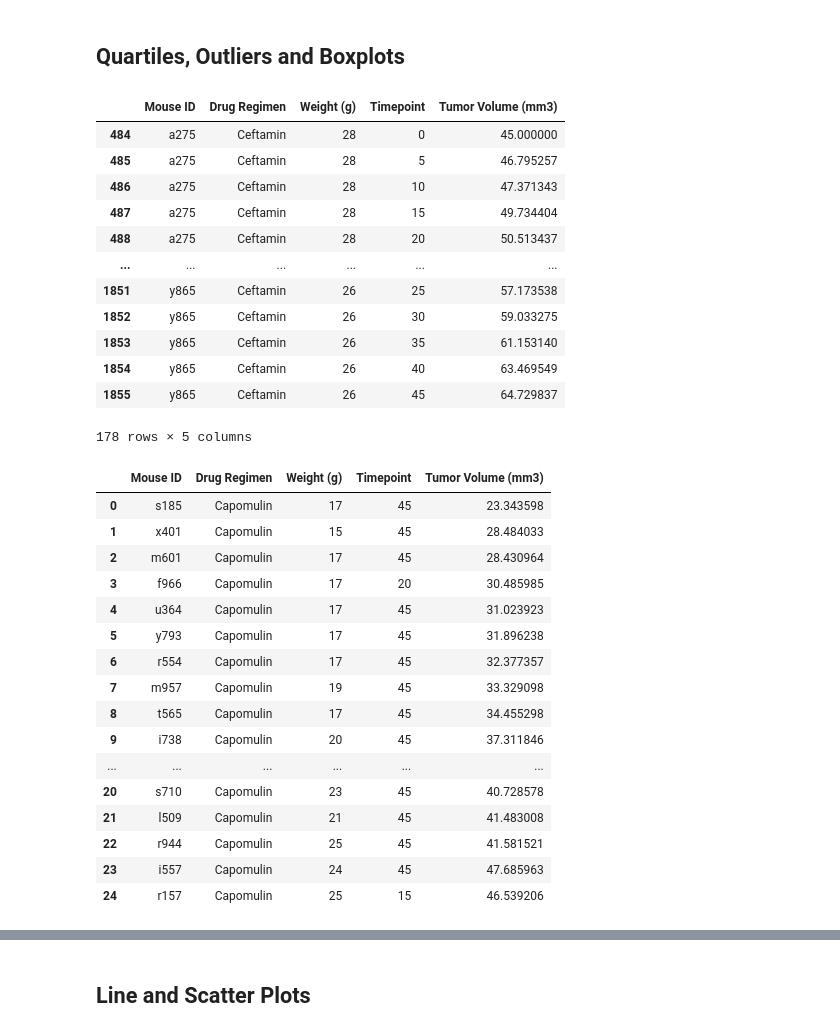
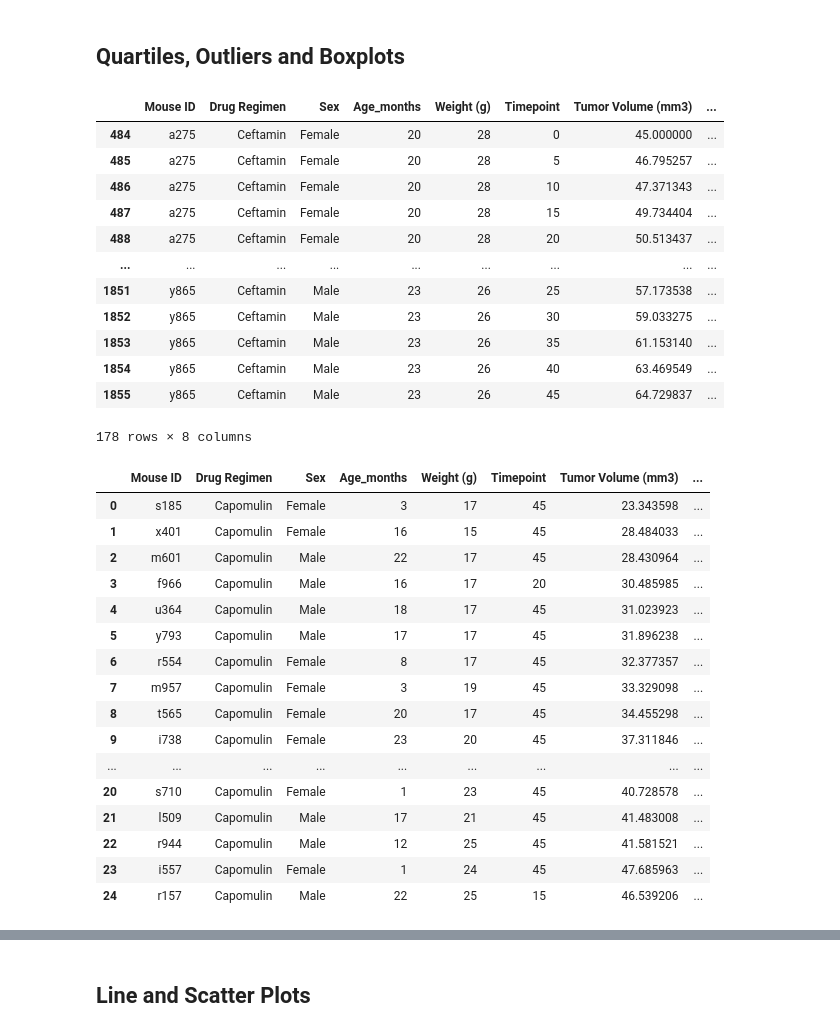
Before and after one commit to nicpie-bit/Mouse-Tumor-Analysis-Matplotlib, a Jupyter notebook: PowerOfPlots/pymaceuticals_starter.ipynb, the cells around one changed output, grey strips where cells are left out. Drawn from its saved outputs; the diff is of its cells as text; code cells hidden in the pictures.

Commit message:
Created seperate DataFrames for each drug and greatest timepoint

```diff
--- a/PowerOfPlots/pymaceuticals_starter.ipynb
+++ b/PowerOfPlots/pymaceuticals_starter.ipynb
@@ -193,33 +185,34 @@ plt.show()
 # %%
 # Calculate the final tumor volume of each mouse across four of the treatment regimens:
 # Capomulin, Ramicane, Infubinol, and Ceftamin
-groupby_drug_df = reduced_df.groupby(["Drug Regimen"])
-groupby_drug_df.count()
+groupby_drug_df = clean_mouse_data_df.groupby(["Drug Regimen"])
+groupby_drug_df.head()
+
 capomulin_df = groupby_drug_df.get_group("Capomulin")
 capomulin_df
 
 ramicane_df = groupby_drug_df.get_group("Ramicane")
 ramicane_df
 
 infubinol_df = groupby_drug_df.get_group("Infubinol")
 infubinol_df
 
 ceftamin_df = groupby_drug_df.get_group("Ceftamin")
 ceftamin_df
 # %% [output]
-|  | Mouse ID | Drug Regimen | Weight (g) | Timepoint | Tumor Volume (mm3) |
-| 484 | a275 | Ceftamin | 28 | 0 | 45.000000 |
-| 485 | a275 | Ceftamin | 28 | 5 | 46.795257 |
-| 486 | a275 | Ceftamin | 28 | 10 | 47.371343 |
-| 487 | a275 | Ceftamin | 28 | 15 | 49.734404 |
-| 488 | a275 | Ceftamin | 28 | 20 | 50.513437 |
-| ... | ... | ... | ... | ... | ... |
-| 1851 | y865 | Ceftamin | 26 | 25 | 57.173538 |
-| 1852 | y865 | Ceftamin | 26 | 30 | 59.033275 |
-| 1853 | y865 | Ceftamin | 26 | 35 | 61.153140 |
-| 1854 | y865 | Ceftamin | 26 | 40 | 63.469549 |
-| 1855 | y865 | Ceftamin | 26 | 45 | 64.729837 |
+|  | Mouse ID | Drug Regimen | Sex | Age_months | Weight (g) | Timepoint | Tumor Volume (mm3) | ... |
+| 484 | a275 | Ceftamin | Female | 20 | 28 | 0 | 45.000000 | ... |
+| 485 | a275 | Ceftamin | Female | 20 | 28 | 5 | 46.795257 | ... |
+| 486 | a275 | Ceftamin | Female | 20 | 28 | 10 | 47.371343 | ... |
+| 487 | a275 | Ceftamin | Female | 20 | 28 | 15 | 49.734404 | ... |
+| 488 | a275 | Ceftamin | Female | 20 | 28 | 20 | 50.513437 | ... |
+| ... | ... | ... | ... | ... | ... | ... | ... | ... |
+| 1851 | y865 | Ceftamin | Male | 23 | 26 | 25 | 57.173538 | ... |
+| 1852 | y865 | Ceftamin | Male | 23 | 26 | 30 | 59.033275 | ... |
+| 1853 | y865 | Ceftamin | Male | 23 | 26 | 35 | 61.153140 | ... |
+| 1854 | y865 | Ceftamin | Male | 23 | 26 | 40 | 63.469549 | ... |
+| 1855 | y865 | Ceftamin | Male | 23 | 26 | 45 | 64.729837 | ... |
-178 rows × 5 columns
+178 rows × 8 columns
 # %%
 # Start by getting the last (greatest) timepoint for each mouse
 last_capomulin = capomulin_df.groupby("Mouse ID").max()["Timepoint"]
@@ -229,22 +222,22 @@ grouped_capomulin
 combined_capomulin_data_df = pd.merge(capomulin_df, grouped_capomulin, on=("Mouse ID", "Timepoint"))
 combined_capomulin_data_df
 # %% [output]
-|  | Mouse ID | Drug Regimen | Weight (g) | Timepoint | Tumor Volume (mm3) |
-| 0 | s185 | Capomulin | 17 | 45 | 23.343598 |
-| 1 | x401 | Capomulin | 15 | 45 | 28.484033 |
-| 2 | m601 | Capomulin | 17 | 45 | 28.430964 |
-| 3 | f966 | Capomulin | 17 | 20 | 30.485985 |
-| 4 | u364 | Capomulin | 17 | 45 | 31.023923 |
-| 5 | y793 | Capomulin | 17 | 45 | 31.896238 |
-| 6 | r554 | Capomulin | 17 | 45 | 32.377357 |
-| 7 | m957 | Capomulin | 19 | 45 | 33.329098 |
-| 8 | t565 | Capomulin | 17 | 45 | 34.455298 |
-| 9 | i738 | Capomulin | 20 | 45 | 37.311846 |
-| ... | ... | ... | ... | ... | ... |
-| 20 | s710 | Capomulin | 23 | 45 | 40.728578 |
-| 21 | l509 | Capomulin | 21 | 45 | 41.483008 |
-| 22 | r944 | Capomulin | 25 | 45 | 41.581521 |
-| 23 | i557 | Capomulin | 24 | 45 | 47.685963 |
-| 24 | r157 | Capomulin | 25 | 15 | 46.539206 |
+|  | Mouse ID | Drug Regimen | Sex | Age_months | Weight (g) | Timepoint | Tumor Volume (mm3) | ... |
+| 0 | s185 | Capomulin | Female | 3 | 17 | 45 | 23.343598 | ... |
+| 1 | x401 | Capomulin | Female | 16 | 15 | 45 | 28.484033 | ... |
+| 2 | m601 | Capomulin | Male | 22 | 17 | 45 | 28.430964 | ... |
+| 3 | f966 | Capomulin | Male | 16 | 17 | 20 | 30.485985 | ... |
+| 4 | u364 | Capomulin | Male | 18 | 17 | 45 | 31.023923 | ... |
+| 5 | y793 | Capomulin | Male | 17 | 17 | 45 | 31.896238 | ... |
+| 6 | r554 | Capomulin | Female | 8 | 17 | 45 | 32.377357 | ... |
+| 7 | m957 | Capomulin | Female | 3 | 19 | 45 | 33.329098 | ... |
+| 8 | t565 | Capomulin | Female | 20 | 17 | 45 | 34.455298 | ... |
+| 9 | i738 | Capomulin | Female | 23 | 20 | 45 | 37.311846 | ... |
+| ... | ... | ... | ... | ... | ... | ... | ... | ... |
+| 20 | s710 | Capomulin | Female | 1 | 23 | 45 | 40.728578 | ... |
+| 21 | l509 | Capomulin | Male | 17 | 21 | 45 | 41.483008 | ... |
+| 22 | r944 | Capomulin | Male | 12 | 25 | 45 | 41.581521 | ... |
+| 23 | i557 | Capomulin | Female | 1 | 24 | 45 | 47.685963 | ... |
+| 24 | r157 | Capomulin | Male | 22 | 25 | 15 | 46.539206 | ... |
 # %%
 # Start by getting the last (greatest) timepoint for each mouse
```
Also changed, not shown: parts of 4 cells of this notebook.
